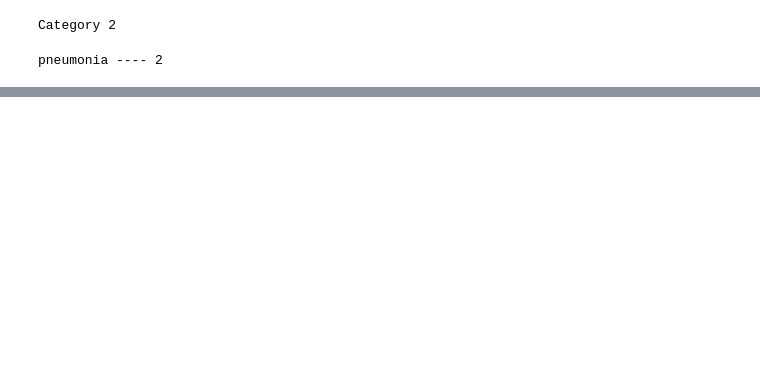
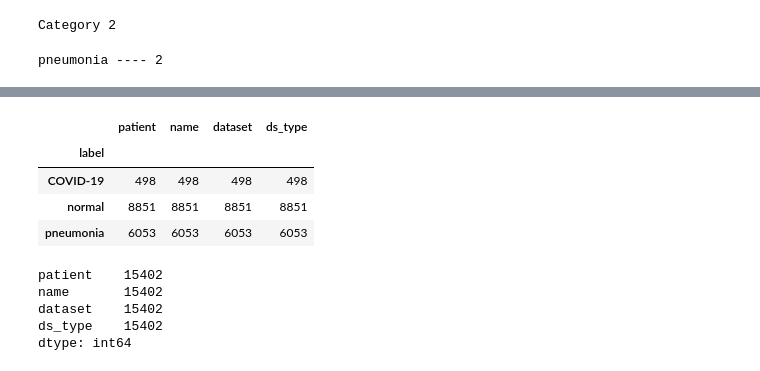
Before and after one commit to doaa-altarawy/covid_xrays, a Jupyter notebook: notebooks/02-exploration-notebook.ipynb, the cells around one changed output, grey strips where cells are left out. Drawn from its saved outputs; the diff is of its cells as text; code cells hidden in the pictures; blank space fills up the shorter version.

```diff
--- a/notebooks/02-exploration-notebook.ipynb
+++ b/notebooks/02-exploration-notebook.ipynb
@@ -583,0 +601,16 @@ pneumonia ---- 2
+# %%
+labels.groupby('label').count()
+# %% [output]
+|  | patient | name | dataset | ds_type |
+| label |  |  |  |  |
+| COVID-19 | 498 | 498 | 498 | 498 |
+| normal | 8851 | 8851 | 8851 | 8851 |
+| pneumonia | 6053 | 6053 | 6053 | 6053 |
+# %%
+labels.groupby('label').count().sum()
+# %% [output]
+patient    15402
+name       15402
+dataset    15402
+ds_type    15402
+dtype: int64
```
Also changed, not shown: parts of 13 cells of this notebook, 4 other files.
